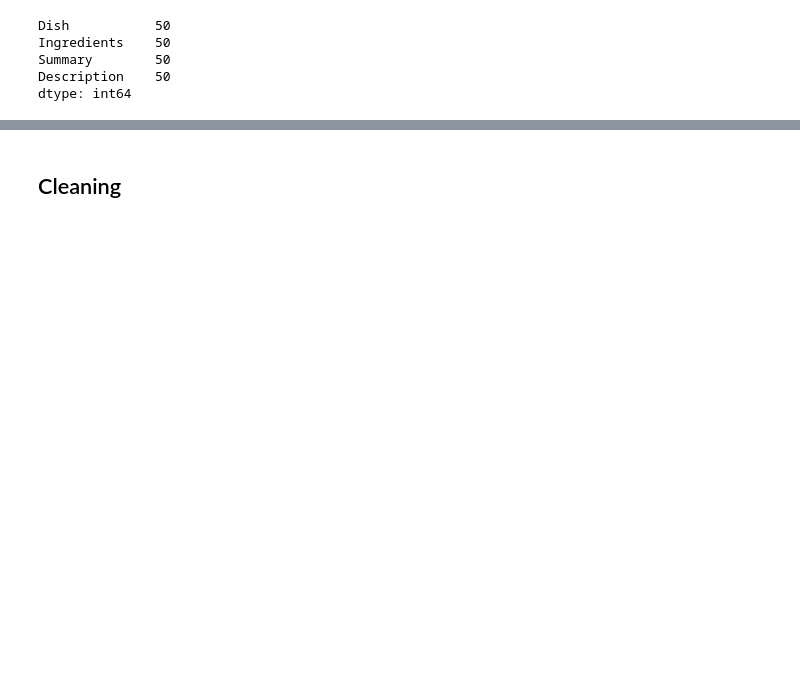
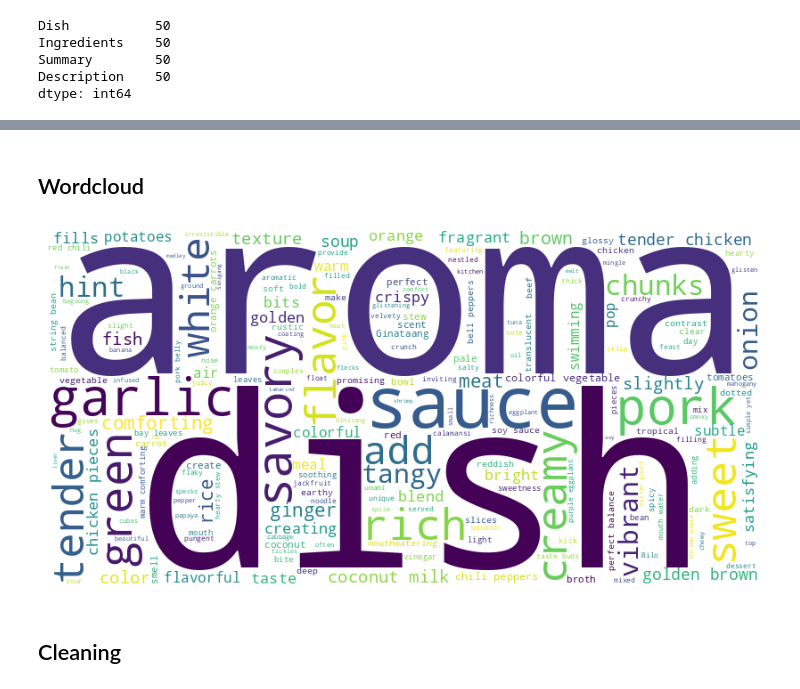
Before and after one commit to japhetvance/whats-my-ulam, a Jupyter notebook: ulam_final.ipynb, the cells around one changed output, grey strips where cells are left out. Cells and saved outputs as stored; diff of their text form; code cells hidden in the pictures; blank space fills up the shorter version.

```diff
--- a/ulam_final.ipynb
+++ b/ulam_final.ipynb
@@ -102,3 +115,5 @@ dishes.head()
 | 2 | 8. Pork Menudo | Pork, potatoes, carrots, bell pep... | Sauté garlic and onions, add pork... | 8. Pork Menudo:\nA rustic, colorf... |
 | 3 | 9. Beef Caldereta | Beef, potatoes, carrots, bell pep... | Sauté garlic and onions, add beef... | 9. Beef Caldereta:\nA luxurious, ... |
 | 4 | 10. Pinakbet | String beans, eggplant, bitter go... | Sauté garlic, onions, and tomatoe... | 10. Pinakbet:\nA rustic, colorful... |
+# %% [markdown]
+## Wordcloud
@@ -105,3 +124,16 @@ dishes.head()
+# %%
+wordcloud = WordCloud(stopwords=STOPWORDS,
+                      background_color='white',
+                      width=800,
+                      height=400).generate(dishes['Description'].str.cat(sep=' '))
+# %%
+plt.figure(figsize=(8,4),facecolor=None)
+plt.imshow(wordcloud)
+plt.axis("off")
+plt.tight_layout(pad=0)
+plt.show()
+# %% [output]
+[figure, added]
 # %% [markdown]
 ## Cleaning
 # %%
```
Also changed, not shown: parts of 23 cells of this notebook, 4 other files.
